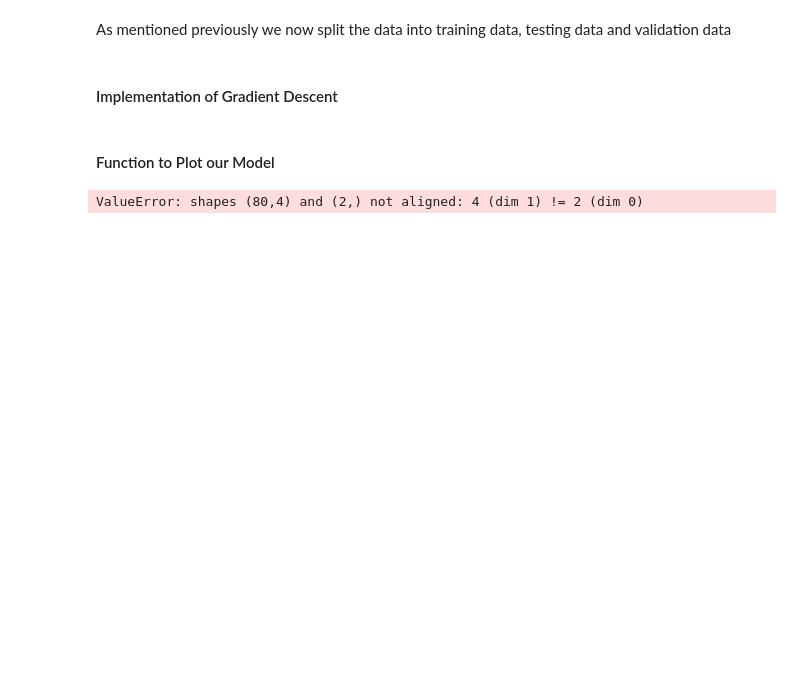
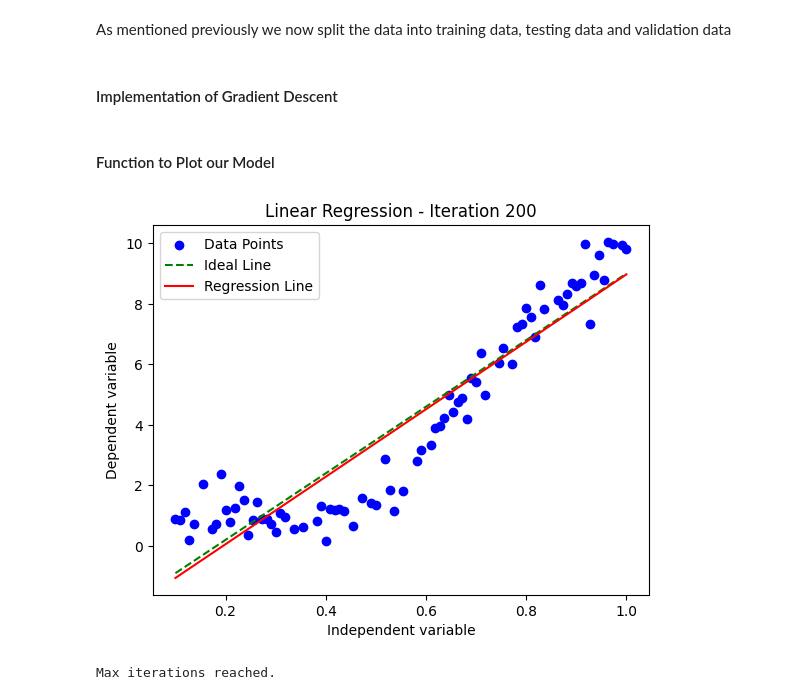
Before and after one commit to Pranav-Karra-3301/linear_regression_from_scratch, a Jupyter notebook: main.ipynb, the cells around one changed output. Drawn from its saved outputs; the diff is of its cells as text; code cells hidden in the pictures; blank space fills up the shorter version.

Commit message:
Linear Regression works (kinda)

```diff
--- a/main.ipynb
+++ b/main.ipynb
@@ -58,33 +58,46 @@ def plot_regression_line(x, y, w, iteration):
     # Adjust this if train_x has more than 2 columns of features
     line_y = w[0] + np.sum(w[1:] * line_x[:, np.newaxis], axis=1)
 
+    # Ideal prediction line
+    ideal_line_y = ideal_w[0] + ideal_w[1] * line_x
+    plt.plot(line_x, ideal_line_y, color='green', label='Ideal Line', linestyle='--')
+
     plt.plot(line_x, line_y, color='red', label='Regression Line')
     plt.legend()
     plt.pause(0.01)
     plt.show()
 # %%
 w = np.random.randn(2)
+ideal_w = [-2, 11]
 alpha = 0.5
 tolerance = 1e-5
+max_iter = 200
 
 # Perform Gradient Descent
 iterations = 1
 while True:
     g, error = gradient(w, train_x, train_y)
     new_w = w - alpha * g
 
-    # Plotting our model
-    plot_regression_line(train_x, train_y, new_w, iterations)
-    # Stopping Condition
-    if np.sum(abs(new_w - w)) < tolerance:
+    # * Stopping Condition
+    if np.max(np.abs(new_w - w)) < tolerance:
         print("Converged.")
         break
 
     # Print error every 50 iterations
     if iterations % 100 == 0:
         print("Iteration: %d - Error: %.4f" %(iterations, np.mean(error)))
 
+    # Plotting the model
+    if np.max(np.abs(new_w - w)) >= tolerance:  # Only plot if the model has not yet converged
+        plot_regression_line(train_x, train_y, new_w, iterations)
+
+    if iterations == max_iter:
+        print("Max iterations reached.")
+        break
+
     iterations += 1
     w = new_w
 # %% [output]
+[figure, added]
-ValueError: shapes (80,4) and (2,) not aligned: 4 (dim 1) != 2 (dim 0)
+Max iterations reached.
```
Also changed, not shown: parts of 1 cell of this notebook.
